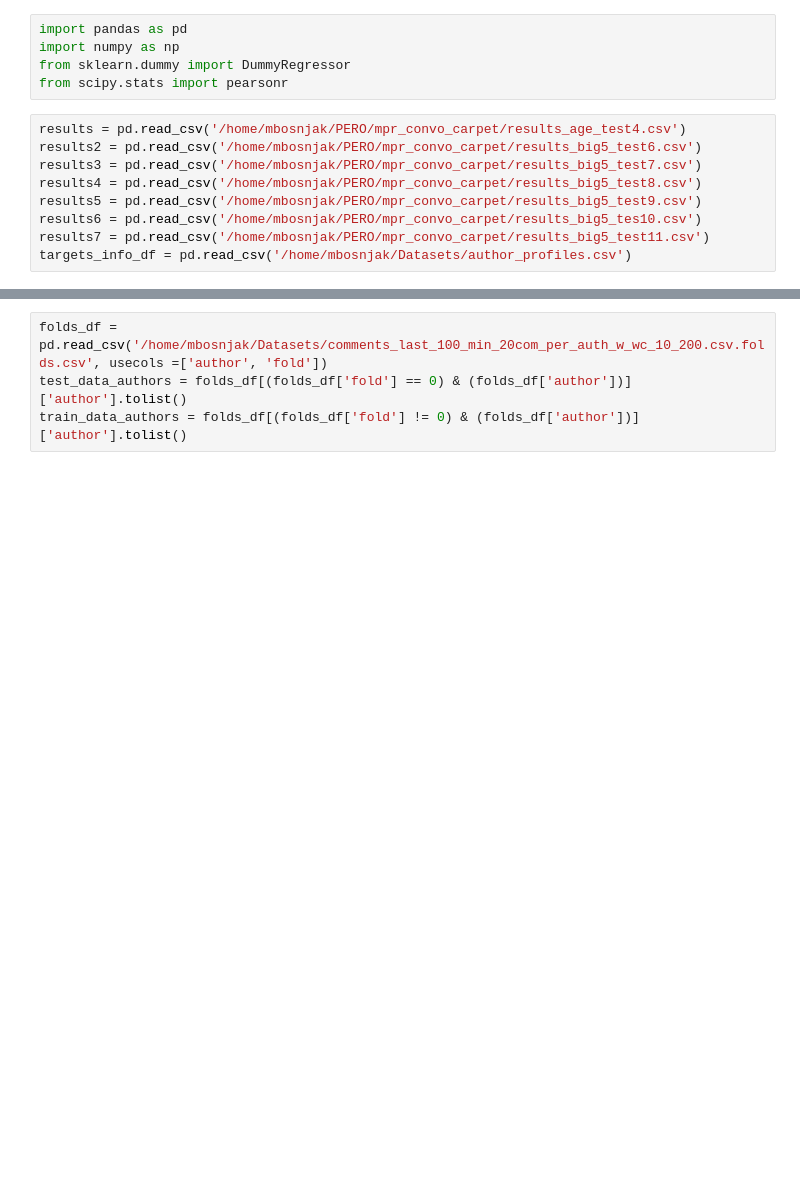
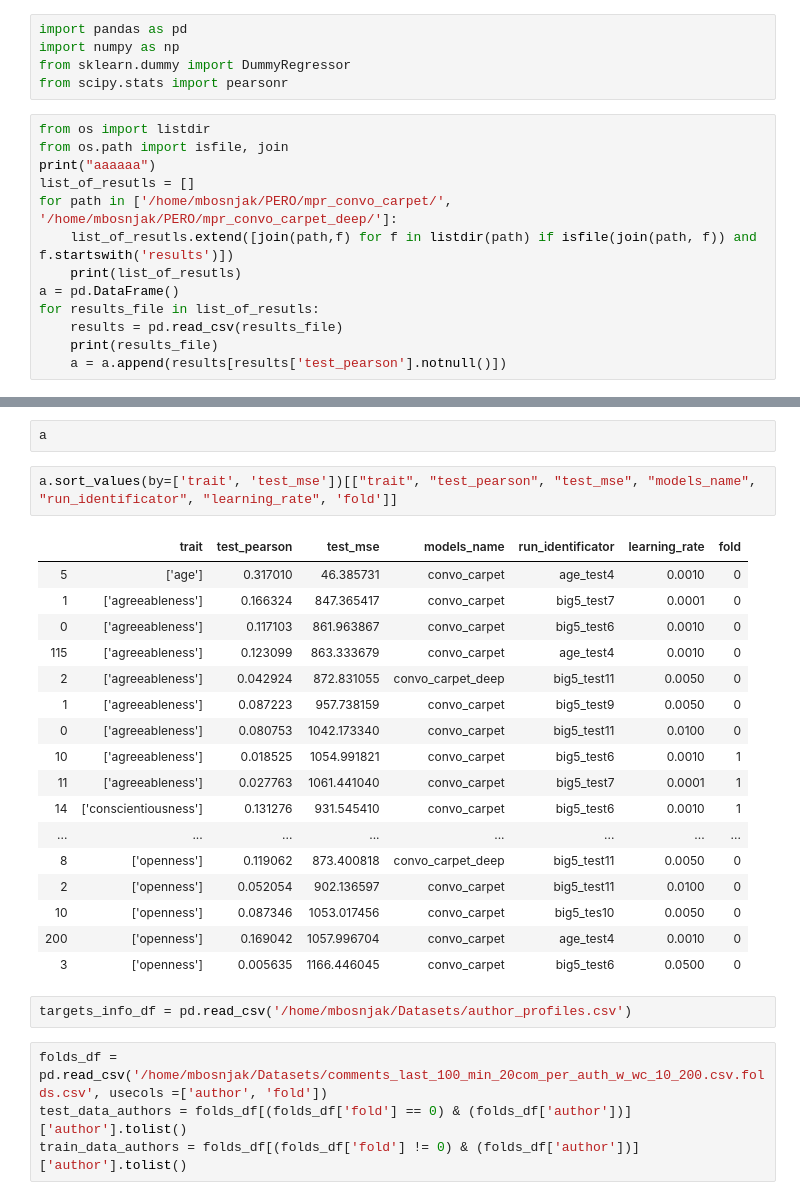
Before and after one commit to Bmikaella/persil, a Jupyter notebook: results_anal.ipynb, the cells around one changed output, grey strips where cells are left out. Saved outputs shown, nothing was run; the diff lists cells and outputs as text; blank space fills up the shorter version.

```diff
--- a/results_anal.ipynb
+++ b/results_anal.ipynb
@@ -3,12 +3,16 @@ import pandas as pd
 import numpy as np
 from sklearn.dummy import DummyRegressor
 from scipy.stats import pearsonr
-# %%
-results = pd.read_csv('/home/mbosnjak/PERO/mpr_convo_carpet/results_age_test4.csv')
-results2 = pd.read_csv('/home/mbosnjak/PERO/mpr_convo_carpet/results_big5_test6.csv')
-results3 = pd.read_csv('/home/mbosnjak/PERO/mpr_convo_carpet/results_big5_test7.csv')
-results4 = pd.read_csv('/home/mbosnjak/PERO/mpr_convo_carpet/results_big5_test8.csv')
-results5 = pd.read_csv('/home/mbosnjak/PERO/mpr_convo_carpet/results_big5_test9.csv')
-results6 = pd.read_csv('/home/mbosnjak/PERO/mpr_convo_carpet/results_big5_tes10.csv')
-results7 = pd.read_csv('/home/mbosnjak/PERO/mpr_convo_carpet/results_big5_test11.csv')
-targets_info_df = pd.read_csv('/home/mbosnjak/Datasets/author_profiles.csv')
+# %%
+from os import listdir
+from os.path import isfile, join
+print("aaaaaa")
+list_of_resutls = []
+for path in ['/home/mbosnjak/PERO/mpr_convo_carpet/', '/home/mbosnjak/PERO/mpr_convo_carpet_deep/']:
+    list_of_resutls.extend([join(path,f) for f in listdir(path) if isfile(join(path, f)) and f.startswith('results')])
+    print(list_of_resutls)
+a = pd.DataFrame()
+for results_file in list_of_resutls:
+    results = pd.read_csv(results_file)
+    print(results_file)
+    a = a.append(results[results['test_pearson'].notnull()])
@@ -15,3 +39,27 @@ targets_info_df = pd.read_csv('/home/mbosnjak/Datasets/author_profiles.csv')
+# %%
+a
+# %%
+a.sort_values(by=['trait', 'test_mse'])[["trait", "test_pearson", "test_mse", "models_name", "run_identificator", "learning_rate", 'fold']]
+# %% [output]
+|  | trait | test_pearson | test_mse | models_name | run_identificator | learning_rate | fold |
+| 5 | ['age'] | 0.317010 | 46.385731 | convo_carpet | age_test4 | 0.0010 | 0 |
+| 1 | ['agreeableness'] | 0.166324 | 847.365417 | convo_carpet | big5_test7 | 0.0001 | 0 |
+| 0 | ['agreeableness'] | 0.117103 | 861.963867 | convo_carpet | big5_test6 | 0.0010 | 0 |
+| 115 | ['agreeableness'] | 0.123099 | 863.333679 | convo_carpet | age_test4 | 0.0010 | 0 |
+| 2 | ['agreeableness'] | 0.042924 | 872.831055 | convo_carpet_deep | big5_test11 | 0.0050 | 0 |
+| 1 | ['agreeableness'] | 0.087223 | 957.738159 | convo_carpet | big5_test9 | 0.0050 | 0 |
+| 0 | ['agreeableness'] | 0.080753 | 1042.173340 | convo_carpet | big5_test11 | 0.0100 | 0 |
+| 10 | ['agreeableness'] | 0.018525 | 1054.991821 | convo_carpet | big5_test6 | 0.0010 | 1 |
+| 11 | ['agreeableness'] | 0.027763 | 1061.441040 | convo_carpet | big5_test7 | 0.0001 | 1 |
+| 14 | ['conscientiousness'] | 0.131276 | 931.545410 | convo_carpet | big5_test6 | 0.0010 | 1 |
+| ... | ... | ... | ... | ... | ... | ... | ... |
+| 8 | ['openness'] | 0.119062 | 873.400818 | convo_carpet_deep | big5_test11 | 0.0050 | 0 |
+| 2 | ['openness'] | 0.052054 | 902.136597 | convo_carpet | big5_test11 | 0.0100 | 0 |
+| 10 | ['openness'] | 0.087346 | 1053.017456 | convo_carpet | big5_tes10 | 0.0050 | 0 |
+| 200 | ['openness'] | 0.169042 | 1057.996704 | convo_carpet | age_test4 | 0.0010 | 0 |
+| 3 | ['openness'] | 0.005635 | 1166.446045 | convo_carpet | big5_test6 | 0.0500 | 0 |
+# %%
+targets_info_df = pd.read_csv('/home/mbosnjak/Datasets/author_profiles.csv')
 # %%
 folds_df = pd.read_csv('/home/mbosnjak/Datasets/comments_last_100_min_20com_per_auth_w_wc_10_200.csv.folds.csv', usecols =['author', 'fold'])
 test_data_authors = folds_df[(folds_df['fold'] == 0) & (folds_df['author'])]['author'].tolist()
```
Also changed, not shown: parts of 2 cells of this notebook, 7 other files.
